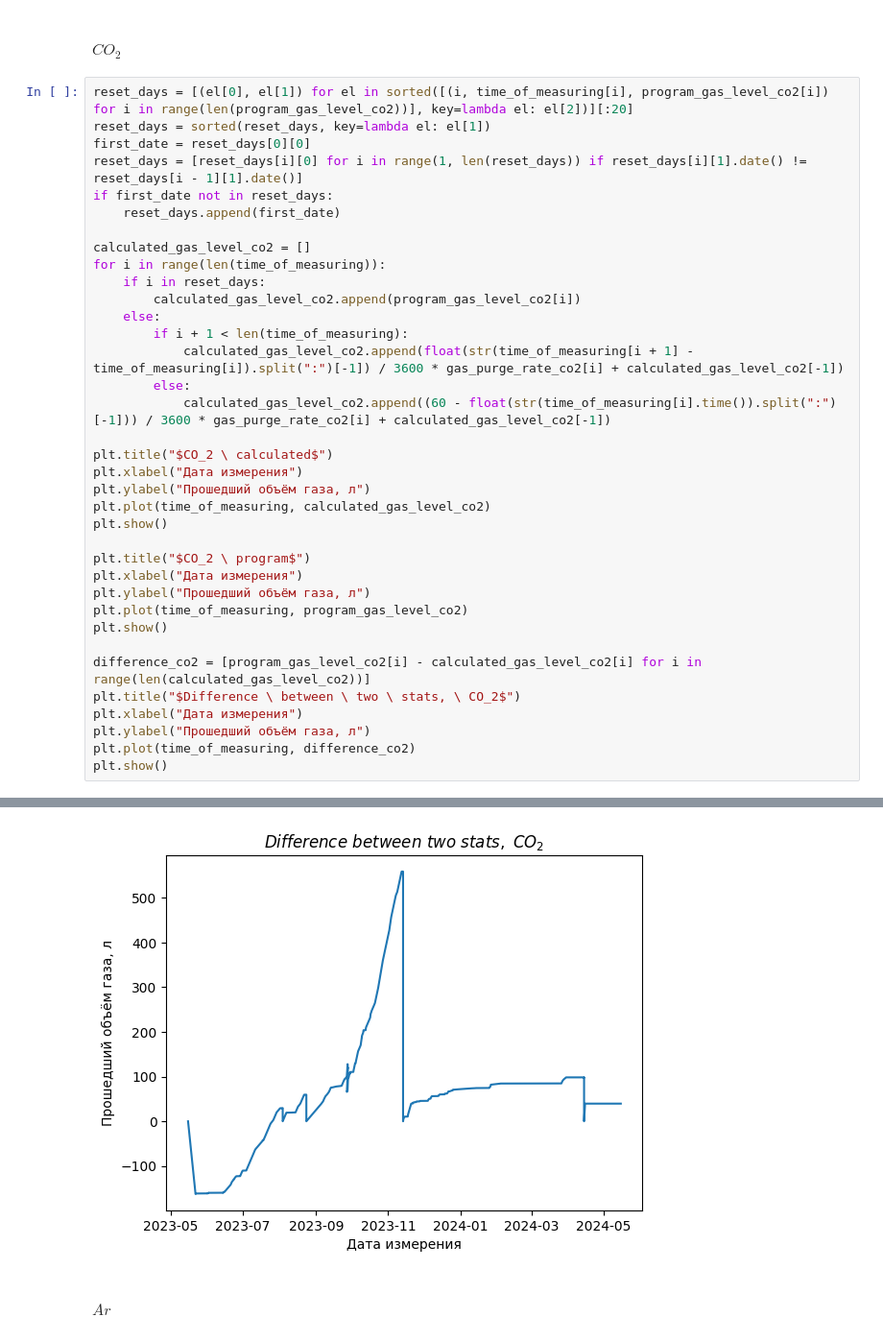
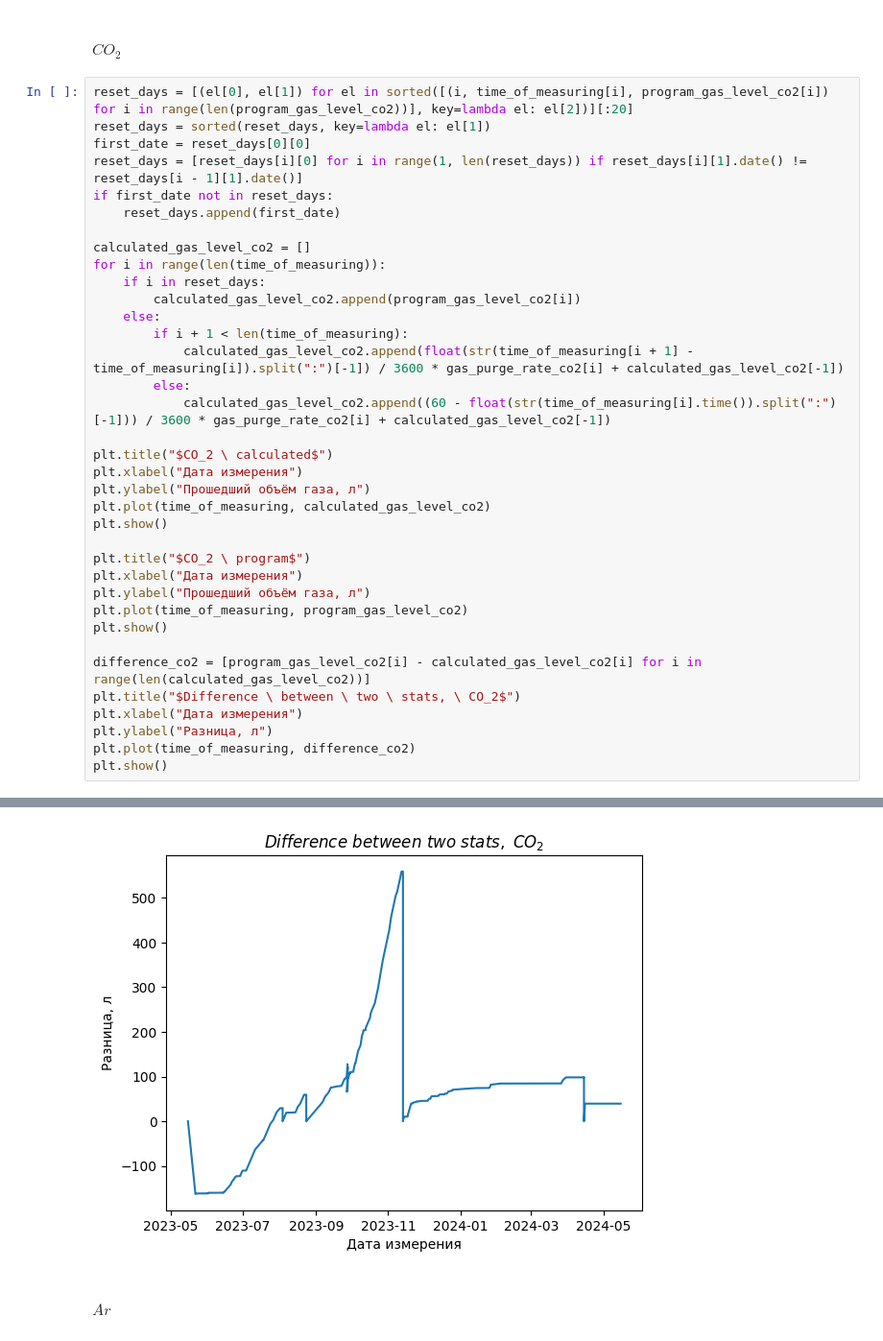
Before and after one commit to victorsemipalatin/cryocylinder, a Jupyter notebook: project.ipynb, the cells around one changed output, grey strips where cells are left out. Shown at 96% size. Drawn from its saved outputs; the diff is of its cells as text.

```diff
--- a/project.ipynb
+++ b/project.ipynb
@@ -51,35 +51,35 @@ if first_date not in reset_days:
 calculated_gas_level_co2 = []
 for i in range(len(time_of_measuring)):
     if i in reset_days:
         calculated_gas_level_co2.append(program_gas_level_co2[i])
     else:
         if i + 1 < len(time_of_measuring):
             calculated_gas_level_co2.append(float(str(time_of_measuring[i + 1] - time_of_measuring[i]).split(":")[-1]) / 3600 * gas_purge_rate_co2[i] + calculated_gas_level_co2[-1])
         else:
             calculated_gas_level_co2.append((60 - float(str(time_of_measuring[i].time()).split(":")[-1])) / 3600 * gas_purge_rate_co2[i] + calculated_gas_level_co2[-1])
 
 plt.title("$CO_2 \ calculated$")
 plt.xlabel("Дата измерения")
 plt.ylabel("Прошедший объём газа, л")
 plt.plot(time_of_measuring, calculated_gas_level_co2)
 plt.show()
 
 plt.title("$CO_2 \ program$")
 plt.xlabel("Дата измерения")
 plt.ylabel("Прошедший объём газа, л")
 plt.plot(time_of_measuring, program_gas_level_co2)
 plt.show()
 
 difference_co2 = [program_gas_level_co2[i] - calculated_gas_level_co2[i] for i in range(len(calculated_gas_level_co2))]
 plt.title("$Difference \ between \ two \ stats, \ CO_2$")
 plt.xlabel("Дата измерения")
-plt.ylabel("Прошедший объём газа, л")
+plt.ylabel("Разница, л")
 plt.plot(time_of_measuring, difference_co2)
 plt.show()
 # %% [output]
 [figure]
 [figure]
-[figure, old version]
+[figure, new version]
 # %% [markdown]
 #### $Ar$
 # %%
```
Also changed, not shown: parts of 1 cell of this notebook.
